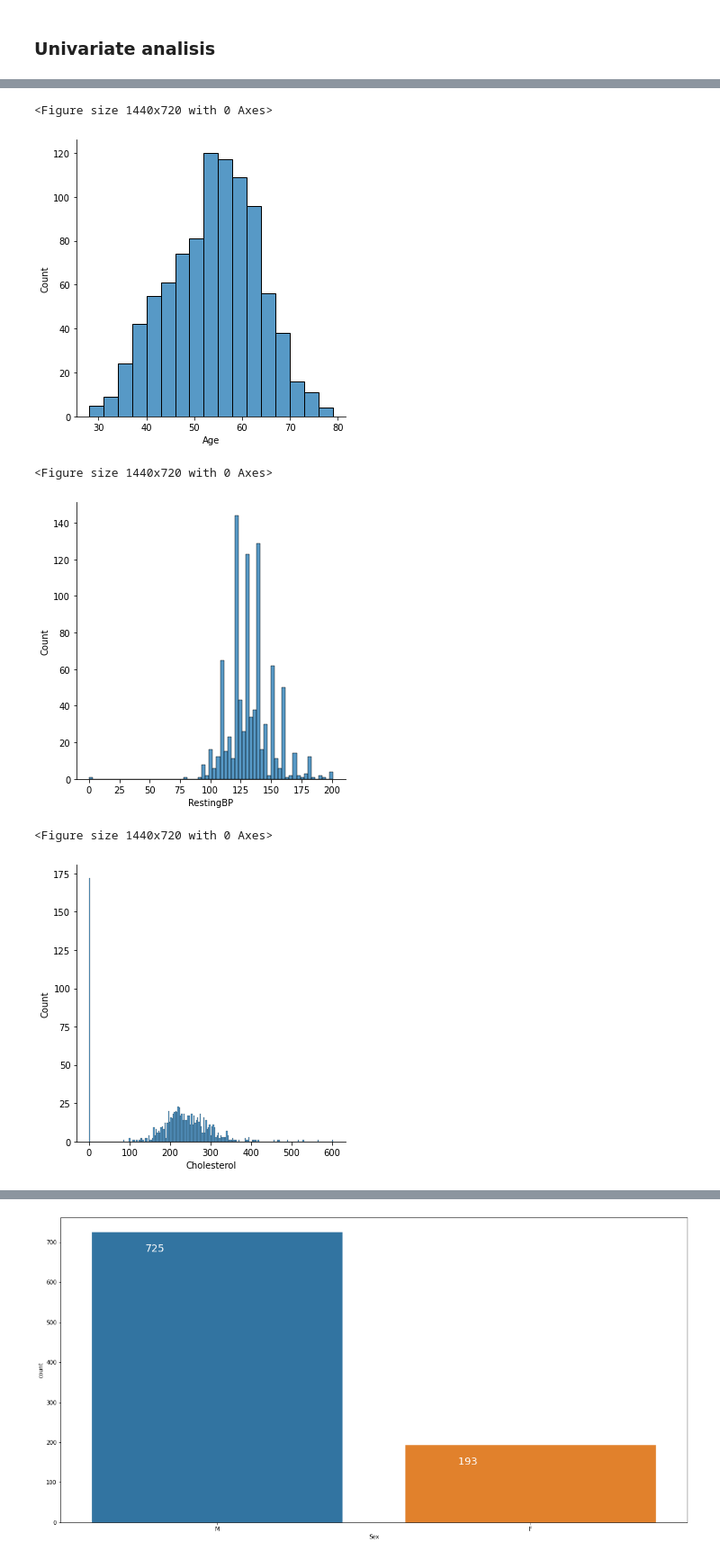
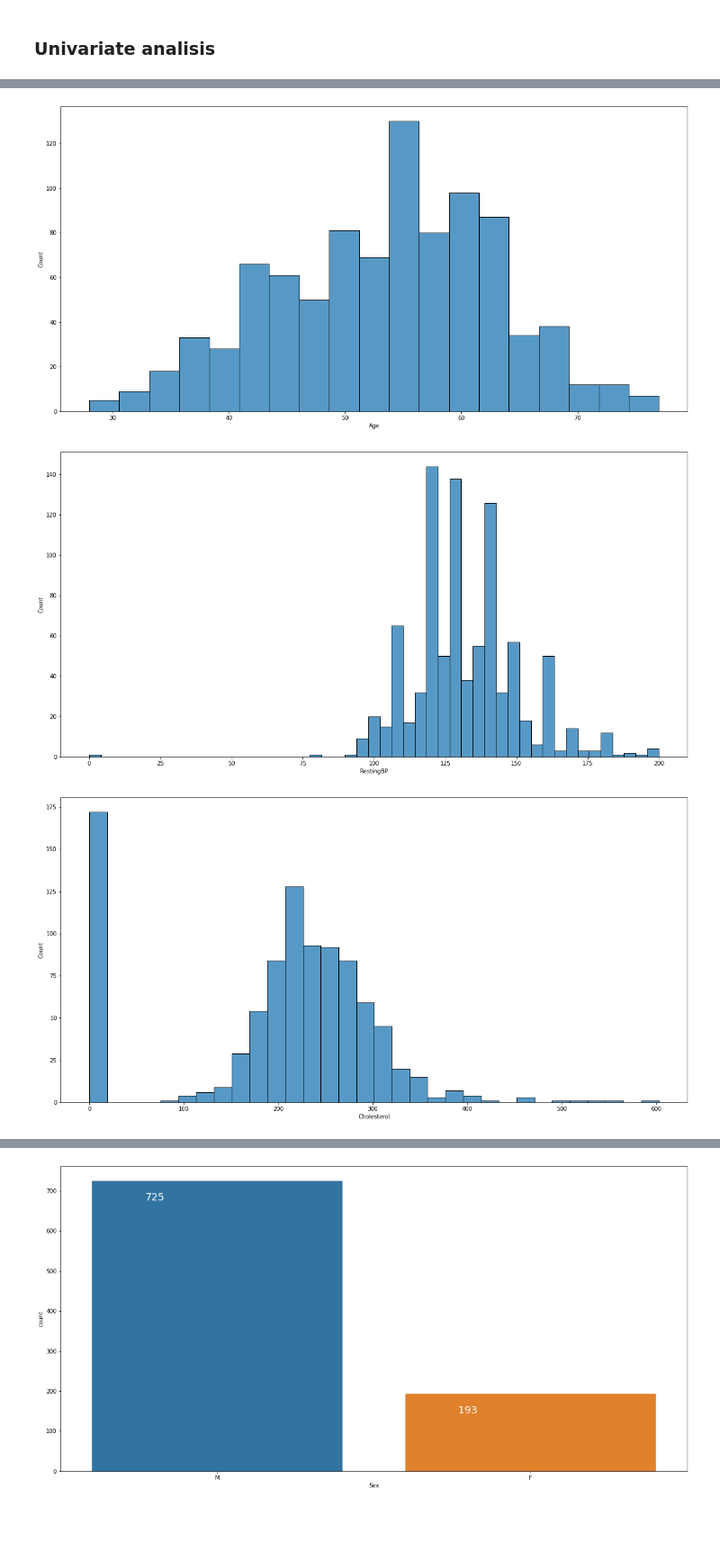
Before and after one commit to 13Mai13/heart-failure, a Jupyter notebook: notebooks/heart-failure.ipynb, the cells around one changed output, grey strips where cells are left out. Shown at 90% size. Cells and saved outputs as stored; diff of their text form; code cells hidden in the pictures; blank space fills up the shorter version.

```diff
--- a/notebooks/heart-failure.ipynb
+++ b/notebooks/heart-failure.ipynb
@@ -62,16 +77,13 @@ categorical_features = ['Sex', 'ChestPainType', 'RestingECG', 'ExerciseAngina',
 # %%
 for column in continous_features:
     plt.figure(figsize=(20, 10))
-    ax = sns.displot(data, x=f"{column}", binwidth=3)
+    sns.histplot(data=data, x=f"{column}")
     plt.xlabel(f"{column}")
     # plt.xlabel(f"Distribution")
     plt.savefig(f"../results/EDA/eda_{column}.png")
     plt.show()
     plt.close()
 # %% [output]
-<Figure size 1440x720 with 0 Axes>
-[figure, old version]
+[figure, new version]
-<Figure size 1440x720 with 0 Axes>
-[figure, old version]
+[figure, new version]
-<Figure size 1440x720 with 0 Axes>
-[figure, old version]
+[figure, new version]
```
Also changed, not shown: parts of 14 cells of this notebook, 11 other files.
